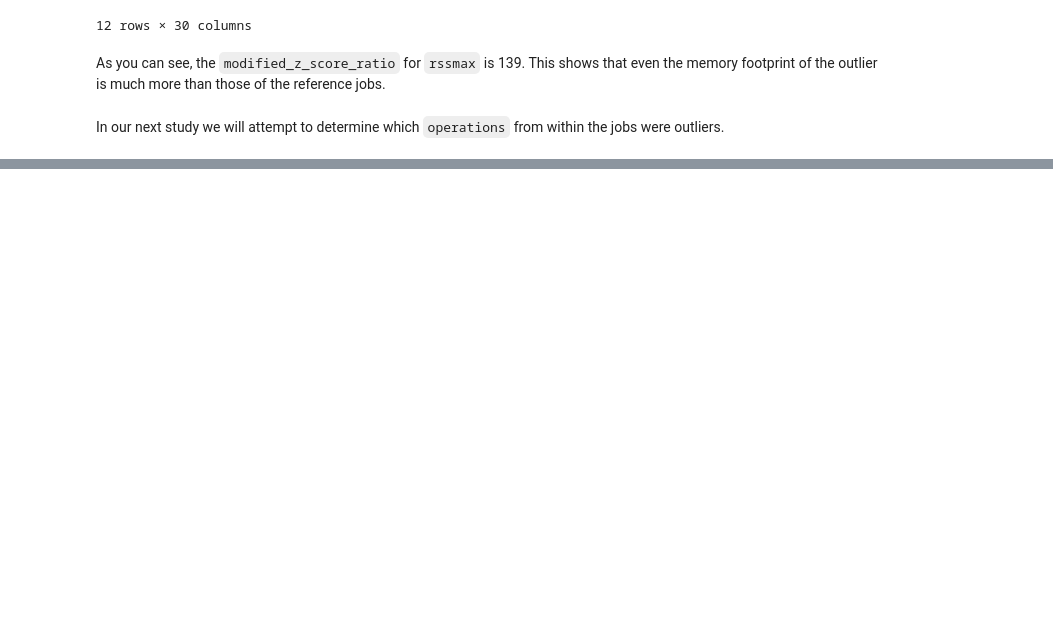
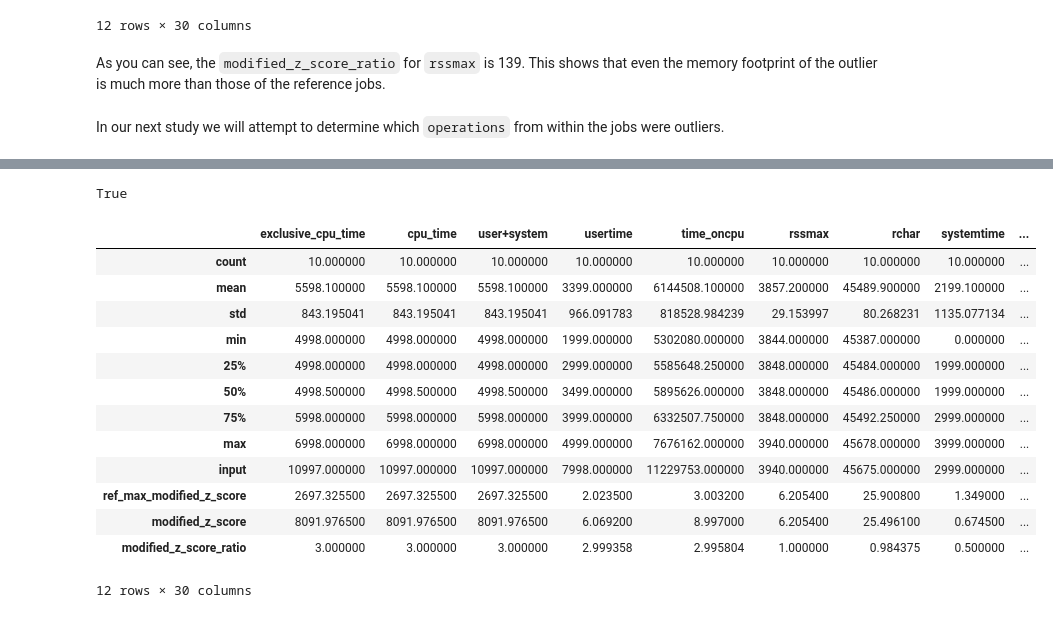
Before and after one commit to ilaflott/epmt, a Jupyter notebook: Outliers.ipynb, the cells around one changed output, grey strips where cells are left out. Drawn from its saved outputs; the diff is of its cells as text; code cells hidden in the pictures; blank space fills up the shorter version.

Commit message:
- workaround for python3 for getting unique tags list - lots of work on the outlier notebook

```diff
--- a/Outliers.ipynb
+++ b/Outliers.ipynb
@@ -318,0 +410,4 @@ In our next study we will attempt to determine which `operations` from within th
+# %%
+# first derive the list of jobs other than the outlier
+jobs = eq.get_jobs(tag="exp_name:ESM4_historical_D151;exp_component:ocean_annual_z_1x1deg", fltr='j.jobid != "675992"')
+len(jobs)
@@ -318,0 +437,23 @@ In our next study we will attempt to determine which `operations` from within th
+# %%
+# to get the full feature list, just pass features=[] to the same function
+(ret, df_rca, feature_scores) = eod.detect_rootcause_op(jobs, '675992', {'op': 'mv', 'op_instance': '13', 'op_sequence': '69'}, features=[])
+ret
+# %% [output]
+True
+# %%
+df_rca
+# %% [output]
+|  | exclusive_cpu_time | cpu_time | user+system | usertime | time_oncpu | rssmax | rchar | systemtime | ... |
+| count | 10.000000 | 10.000000 | 10.000000 | 10.000000 | 10.000000 | 10.000000 | 10.000000 | 10.000000 | ... |
+| mean | 5598.100000 | 5598.100000 | 5598.100000 | 3399.000000 | 6144508.100000 | 3857.200000 | 45489.900000 | 2199.100000 | ... |
+| std | 843.195041 | 843.195041 | 843.195041 | 966.091783 | 818528.984239 | 29.153997 | 80.268231 | 1135.077134 | ... |
+| min | 4998.000000 | 4998.000000 | 4998.000000 | 1999.000000 | 5302080.000000 | 3844.000000 | 45387.000000 | 0.000000 | ... |
+| 25% | 4998.000000 | 4998.000000 | 4998.000000 | 2999.000000 | 5585648.250000 | 3848.000000 | 45484.000000 | 1999.000000 | ... |
+| 50% | 4998.500000 | 4998.500000 | 4998.500000 | 3499.000000 | 5895626.000000 | 3848.000000 | 45486.000000 | 1999.000000 | ... |
+| 75% | 5998.000000 | 5998.000000 | 5998.000000 | 3999.000000 | 6332507.750000 | 3848.000000 | 45492.250000 | 2999.000000 | ... |
+| max | 6998.000000 | 6998.000000 | 6998.000000 | 4999.000000 | 7676162.000000 | 3940.000000 | 45678.000000 | 3999.000000 | ... |
+| input | 10997.000000 | 10997.000000 | 10997.000000 | 7998.000000 | 11229753.000000 | 3940.000000 | 45675.000000 | 2999.000000 | ... |
+| ref_max_modified_z_score | 2697.325500 | 2697.325500 | 2697.325500 | 2.023500 | 3.003200 | 6.205400 | 25.900800 | 1.349000 | ... |
+| modified_z_score | 8091.976500 | 8091.976500 | 8091.976500 | 6.069200 | 8.997000 | 6.205400 | 25.496100 | 0.674500 | ... |
+| modified_z_score_ratio | 3.000000 | 3.000000 | 3.000000 | 2.999358 | 2.995804 | 1.000000 | 0.984375 | 0.500000 | ... |
+12 rows × 30 columns
```
Also changed, not shown: parts of 22 cells of this notebook, 2 other files.
